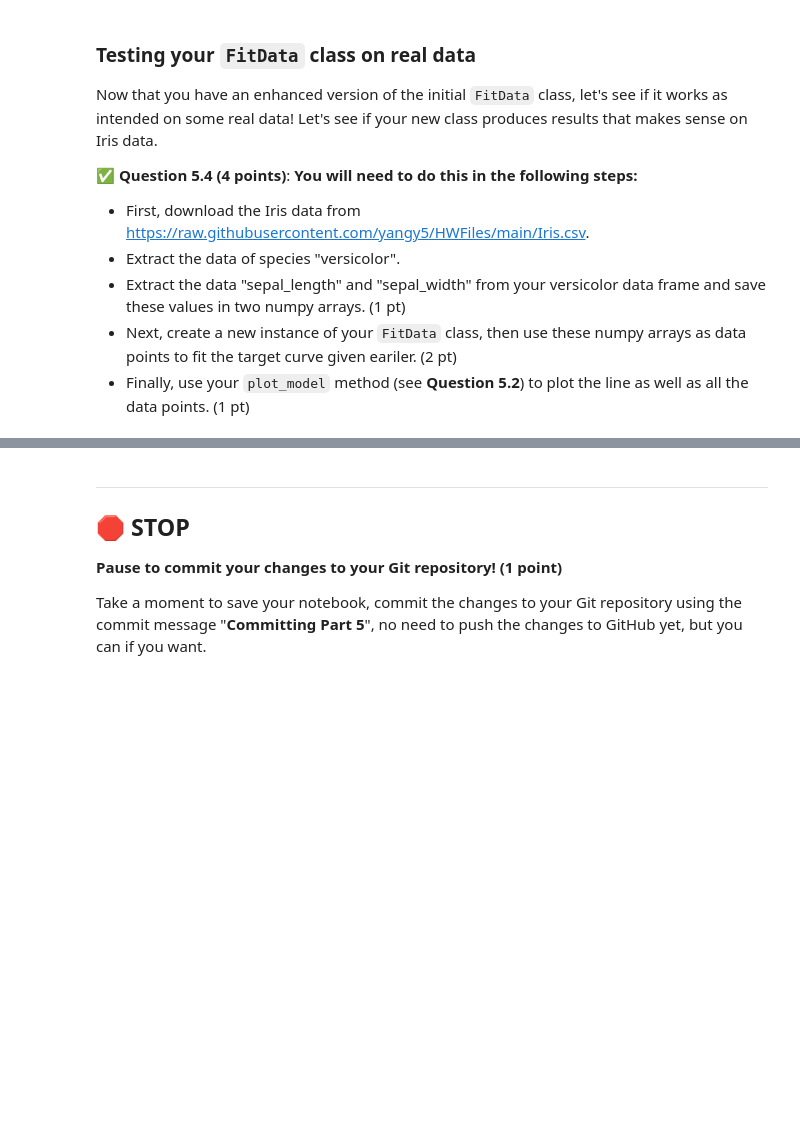
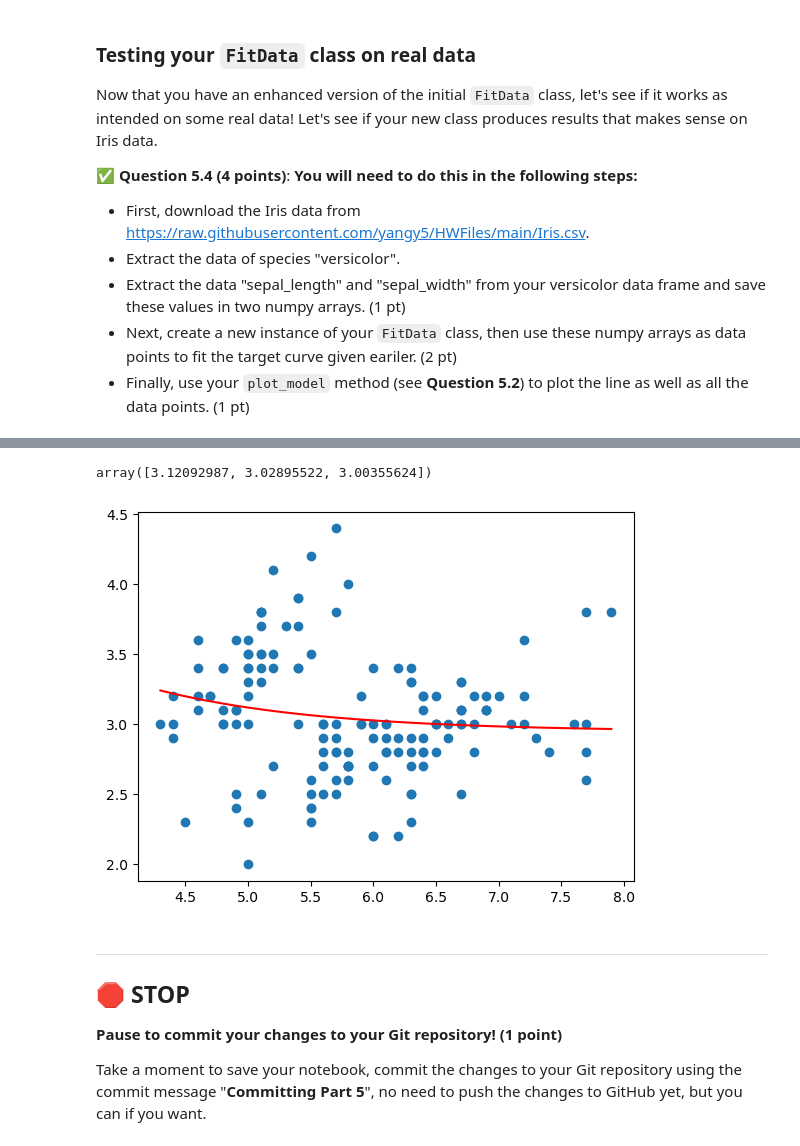
Before and after one commit to mcleesja/CMSE202-f25-turnin1, a Jupyter notebook: hw-01/HW-01_GitPracticeDebuggingPythonPackagesAndClasses-SS25-McLees.ipynb, the cells around one changed output, grey strips where cells are left out. Drawn from its saved outputs; the diff is of its cells as text; code cells hidden in the pictures; blank space fills up the shorter version.

```diff
--- a/hw-01/HW-01_GitPracticeDebuggingPythonPackagesAndClasses-SS25-McLees.ipynb
+++ b/hw-01/HW-01_GitPracticeDebuggingPythonPackagesAndClasses-SS25-McLees.ipynb
@@ -560,6 +592,27 @@ Copy the OOP code to this cell and work from here.
 # Copy the code to this cell.
 # For the assignment prompts that follow, EDIT THIS VERSION OF THE PYTHON CLASS
 # This should help to ensure that you can always fall back to the original version provided above, should you need to.
+class FitData:
+
+    def __init__(self, xdata, ydata):
+        self.xdata = xdata
+        self.ydata = ydata
+    def summary_stats(self):
+            return {
+                "mean_x": np.mean(self.xdata),
+                "std_x": np.std(self.xdata),
+                "mean_y": np.mean(self.ydata),
+                "std_y": np.std(self.ydata)
+            }
+
+    def CurveFit_model(self, func):
+            self.func = func
+            popt, pcov = curve_fit(self.func, self.xdata, self.ydata)
+            return {
+                "coefficient a": popt[0],
+                "coefficient b": popt[1],
+                "coefficient c": popt[2]
+            }
 # %% [markdown]
 &#9989; **Questions 5.1 (3 points)**: Test the class by **running the following code to see what the output is**. **Debug the `FitData` class.** **DO NOT MODIFY THIS CODE CELL**. (so that you can remember what the bug was)
 # %%
@@ -620,2 +738,3 @@ Now that you have an enhanced version of the initial `FitData` class, let's see
 # %%
 # use Pandas to load data
+iris = pd.read_csv('Iris.csv')
@@ -624,3 +741,16 @@ Now that you have an enhanced version of the initial `FitData` class, let's see
+# %%
+# Fit and plot the Iris sepal_length and sepal_width data
+CurvF_test2 = FitData(iris['sepal_length'], iris['sepal_width'])
+CurvF_test2.CurveFit_model(func)
+CurvF_test2.plot_model(CurvF_test2.popt[0],CurvF_test2.popt[1],CurvF_test2.popt[2])
+
+x_new1 = np.array([5.0, 6.0, 6.5])
+y_pred1 = CurvF_test2.predict(x_new1)
+
+y_pred1
+# %% [output]
+array([3.12092987, 3.02895522, 3.00355624])
+[figure, added]
 # %% [markdown]
 ---
 ## &#128721; STOP
```
Also changed, not shown: parts of 20 cells of this notebook.
